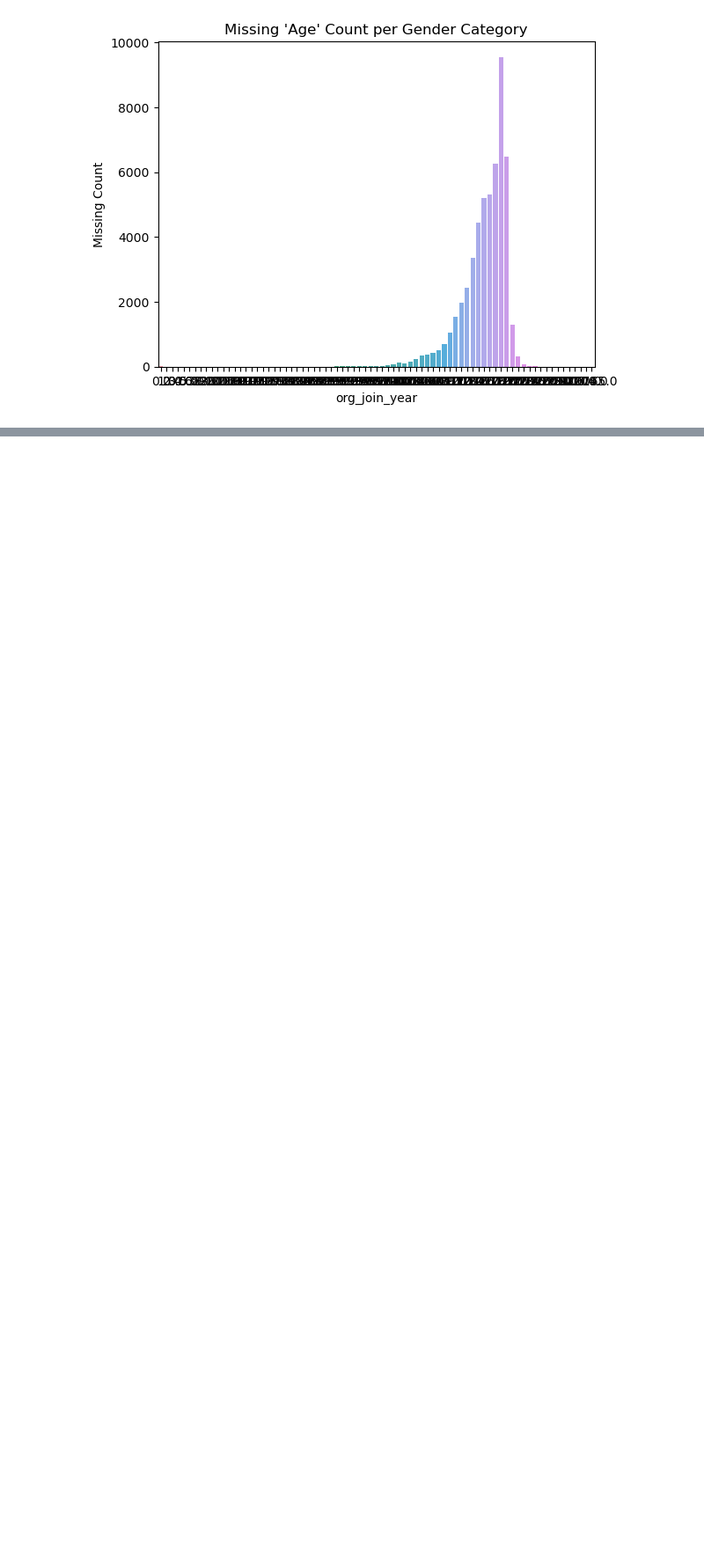
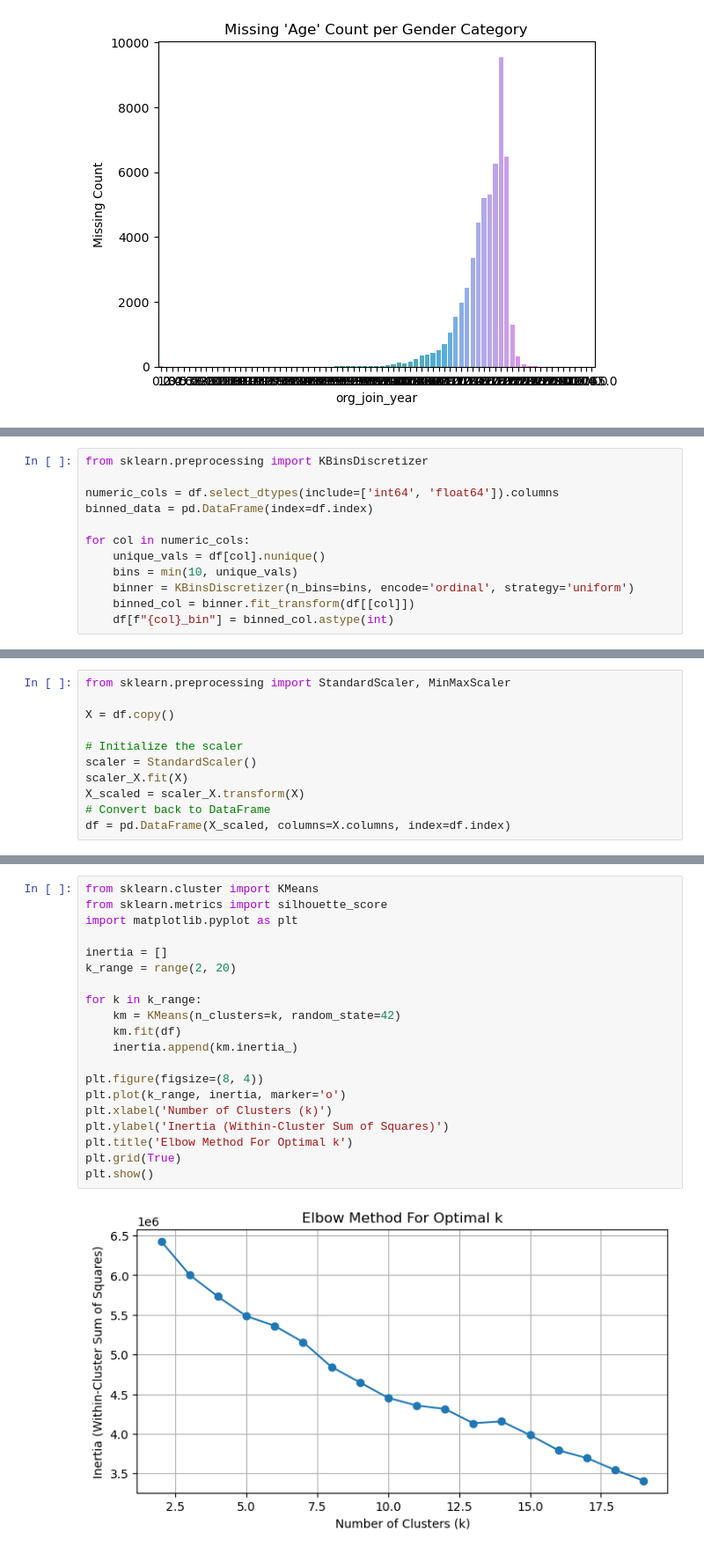
Before and after one commit to mayankjain281/ML_Unsupervised_Clustering, a Jupyter notebook: Career_Clustering_for_Scaler_Learners/Career_Clustering_for_Scaler_Learners.ipynb, the cells around one changed output, grey strips where cells are left out. Shown at 88% size. Drawn from its saved outputs; the diff is of its cells as text; blank space fills up the shorter version.

```diff
--- a/Career_Clustering_for_Scaler_Learners/Career_Clustering_for_Scaler_Learners.ipynb
+++ b/Career_Clustering_for_Scaler_Learners/Career_Clustering_for_Scaler_Learners.ipynb
@@ -952,0 +736,12 @@ plt.show()
+# %%
+from sklearn.preprocessing import KBinsDiscretizer
+
+numeric_cols = df.select_dtypes(include=['int64', 'float64']).columns
+binned_data = pd.DataFrame(index=df.index)
+
+for col in numeric_cols:
+    unique_vals = df[col].nunique()
+    bins = min(10, unique_vals)
+    binner = KBinsDiscretizer(n_bins=bins, encode='ordinal', strategy='uniform')
+    binned_col = binner.fit_transform(df[[col]])
+    df[f"{col}_bin"] = binned_col.astype(int)
@@ -952,0 +792,11 @@ plt.show()
+# %%
+from sklearn.preprocessing import StandardScaler, MinMaxScaler
+
+X = df.copy()
+
+# Initialize the scaler
+scaler = StandardScaler()
+scaler_X.fit(X)
+X_scaled = scaler_X.transform(X)
+# Convert back to DataFrame
+df = pd.DataFrame(X_scaled, columns=X.columns, index=df.index)
@@ -952,0 +818,22 @@ plt.show()
+# %%
+from sklearn.cluster import KMeans
+from sklearn.metrics import silhouette_score
+import matplotlib.pyplot as plt
+
+inertia = []
+k_range = range(2, 20)
+
+for k in k_range:
+    km = KMeans(n_clusters=k, random_state=42)
+    km.fit(df)
+    inertia.append(km.inertia_)
+
+plt.figure(figsize=(8, 4))
+plt.plot(k_range, inertia, marker='o')
+plt.xlabel('Number of Clusters (k)')
+plt.ylabel('Inertia (Within-Cluster Sum of Squares)')
+plt.title('Elbow Method For Optimal k')
+plt.grid(True)
+plt.show()
+# %% [output]
+[figure, added]
```
Also changed, not shown: parts of 73 cells of this notebook.
